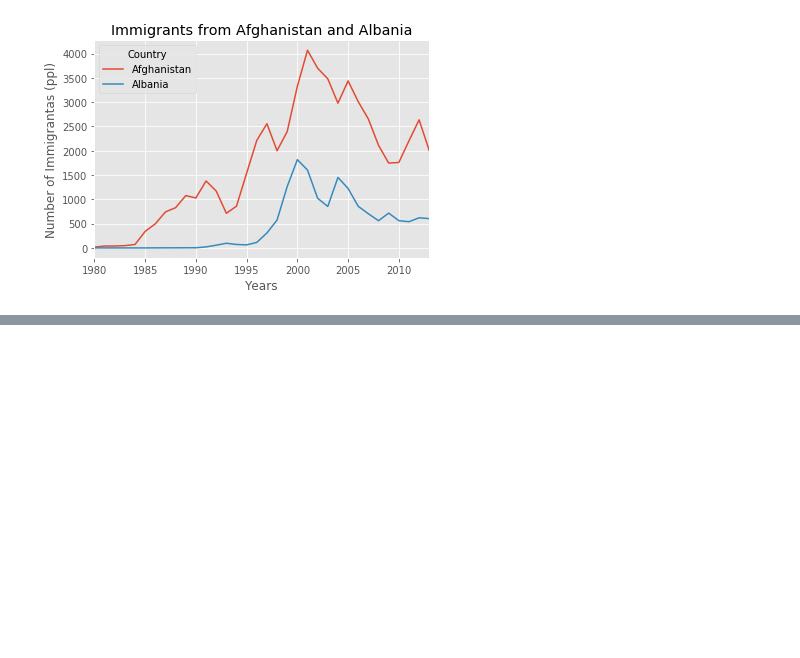
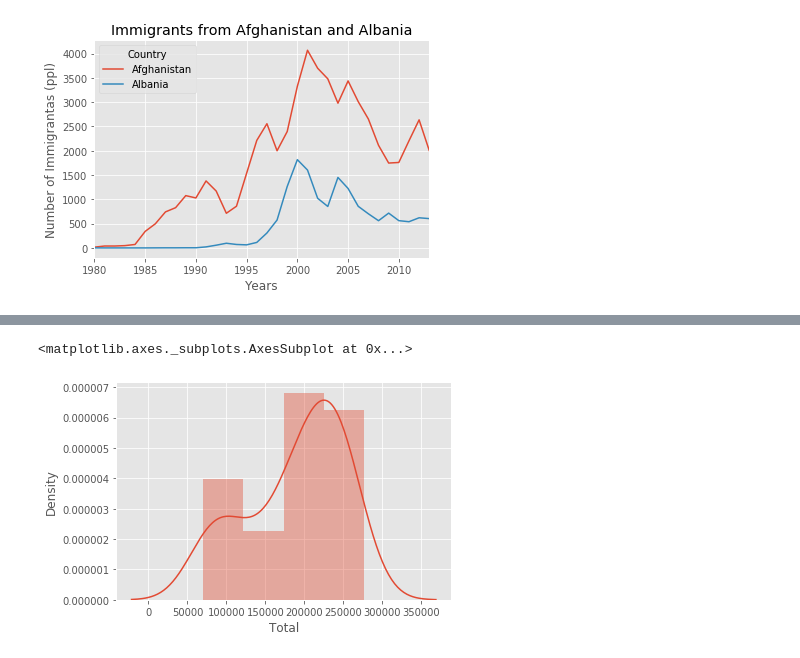
Before and after one commit to pHeesari/Recovery_H8_050, a Jupyter notebook: Statistics_ML.ipynb, the cells around one changed output, grey strips where cells are left out. Drawn from its saved outputs; the diff is of its cells as text; code cells hidden in the pictures; blank space fills up the shorter version.

```diff
--- a/Statistics_ML.ipynb
+++ b/Statistics_ML.ipynb
@@ -129,0 +166,6 @@ dtype: float64
+# %%
+ct = country.copy()
+ctt = ct.groupby('Country',axis=0)[years].sum()
+#ctt.loc[:,'Total']=ctt.sum(axis=1)
+ctt.loc['Total',:]=ctt.sum(axis=0)
+ctt
@@ -129,0 +187,3 @@ dtype: float64
+# %%
+hm = ctt.loc[ 'Total' , : ]
+hm
@@ -129,0 +208,8 @@ dtype: float64
+# %%
+import seaborn as sns
+%matplotlib inline
+import matplotlib.pyplot as plt
+sns.distplot(hm)
+# %% [output]
+<matplotlib.axes._subplots.AxesSubplot at 0x...>
+[figure, added]
```
Also changed, not shown: parts of 9 cells of this notebook.
